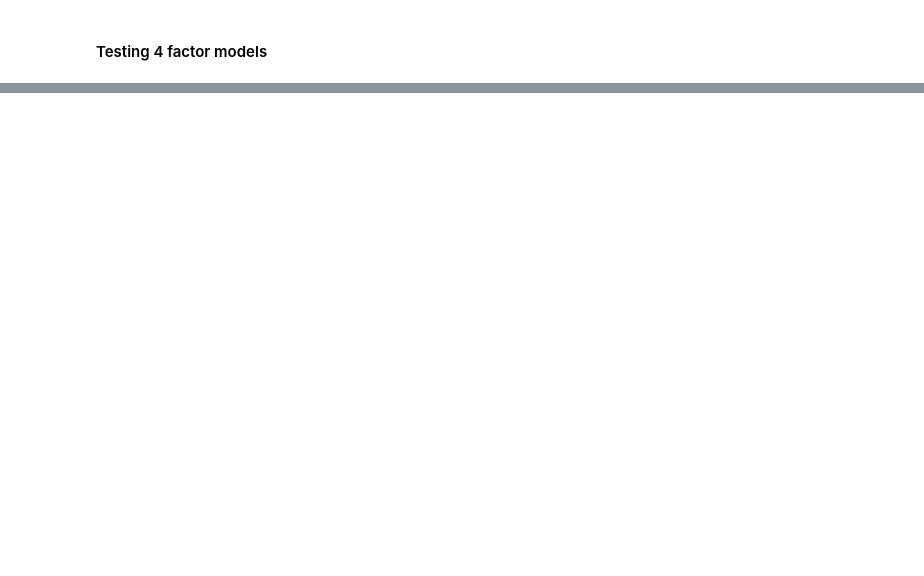
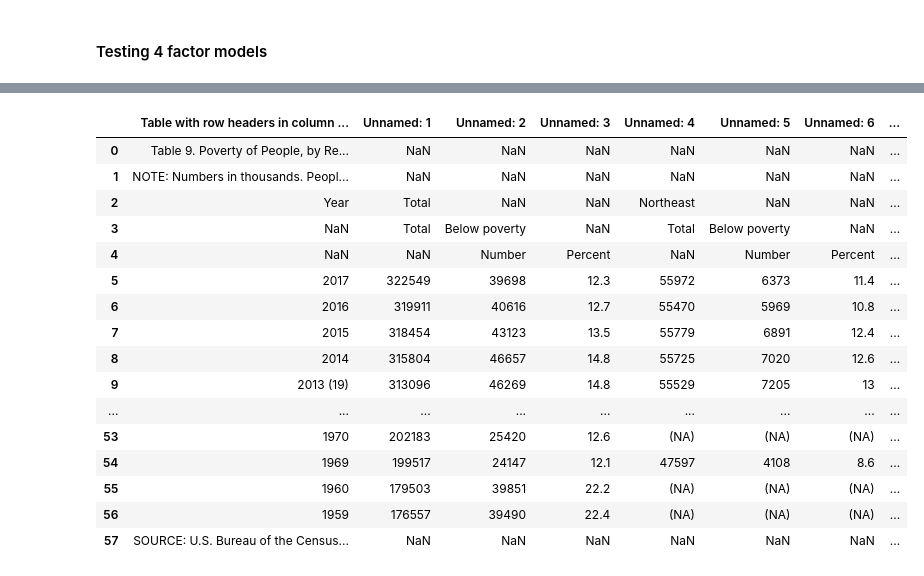
Before and after one commit to sghoseWI/Election-Analytics, a Jupyter notebook: model.ipynb, the cells around one changed output, grey strips where cells are left out. Saved outputs shown, nothing was run; the diff lists cells and outputs as text; code cells hidden in the pictures; blank space fills up the shorter version.

```diff
--- a/model.ipynb
+++ b/model.ipynb
@@ -168 +175,21 @@ Warnings:
 strong multicollinearity problems or that the design matrix is singular.
+# %%
+pd.read_excel('hstpov9.xls')
+# %% [output]
+|  | Table with row headers in column ... | Unnamed: 1 | Unnamed: 2 | Unnamed: 3 | Unnamed: 4 | Unnamed: 5 | Unnamed: 6 | ... |
+| 0 | Table 9. Poverty of People, by Re... | NaN | NaN | NaN | NaN | NaN | NaN | ... |
+| 1 | NOTE: Numbers in thousands. Peopl... | NaN | NaN | NaN | NaN | NaN | NaN | ... |
+| 2 | Year | Total | NaN | NaN | Northeast | NaN | NaN | ... |
+| 3 | NaN | Total | Below poverty | NaN | Total | Below poverty | NaN | ... |
+| 4 | NaN | NaN | Number | Percent | NaN | Number | Percent | ... |
+| 5 | 2017 | 322549 | 39698 | 12.3 | 55972 | 6373 | 11.4 | ... |
+| 6 | 2016 | 319911 | 40616 | 12.7 | 55470 | 5969 | 10.8 | ... |
+| 7 | 2015 | 318454 | 43123 | 13.5 | 55779 | 6891 | 12.4 | ... |
+| 8 | 2014 | 315804 | 46657 | 14.8 | 55725 | 7020 | 12.6 | ... |
+| 9 | 2013 (19) | 313096 | 46269 | 14.8 | 55529 | 7205 | 13 | ... |
+| ... | ... | ... | ... | ... | ... | ... | ... | ... |
+| 53 | 1970 | 202183 | 25420 | 12.6 | (NA) | (NA) | (NA) | ... |
+| 54 | 1969 | 199517 | 24147 | 12.1 | 47597 | 4108 | 8.6 | ... |
+| 55 | 1960 | 179503 | 39851 | 22.2 | (NA) | (NA) | (NA) | ... |
+| 56 | 1959 | 176557 | 39490 | 22.4 | (NA) | (NA) | (NA) | ... |
+| 57 | SOURCE: U.S. Bureau of the Census... | NaN | NaN | NaN | NaN | NaN | NaN | ... |
```
Also changed, not shown: parts of 5 cells of this notebook, 4 other files.
